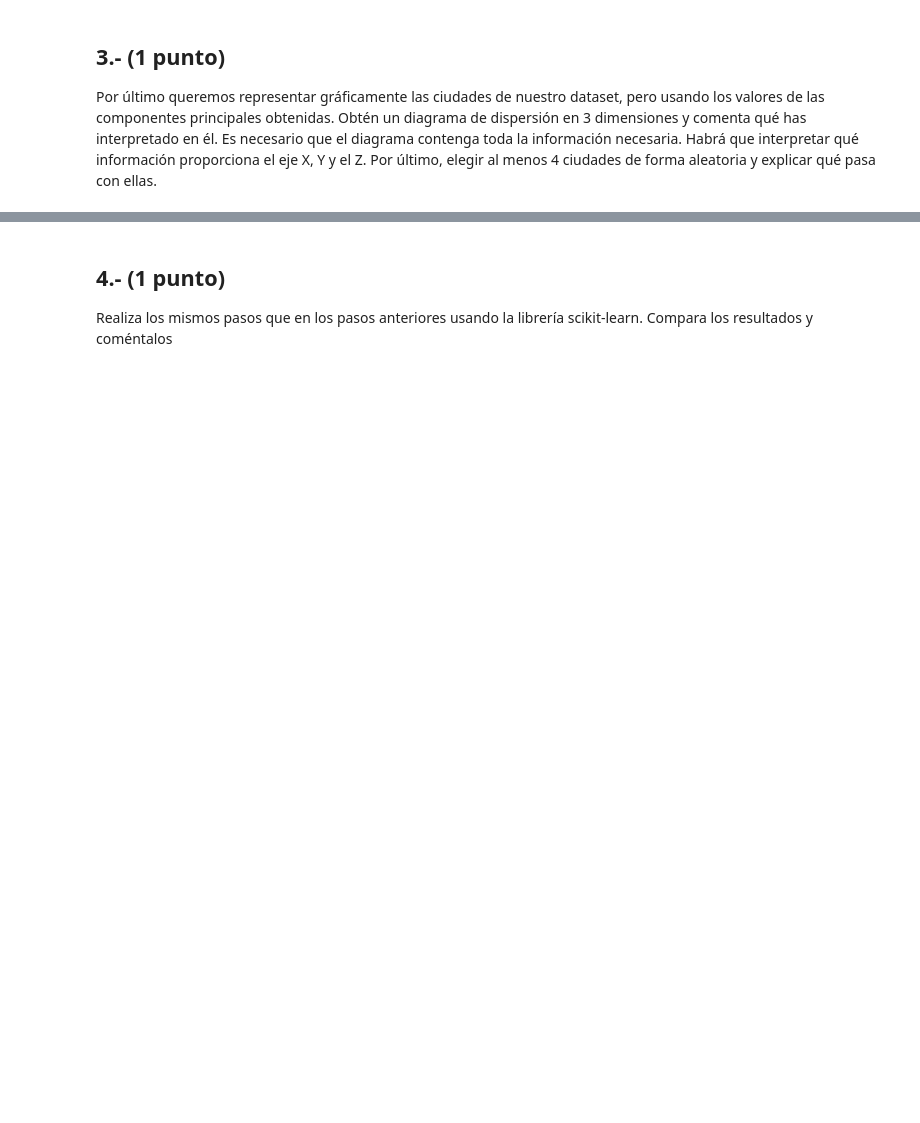
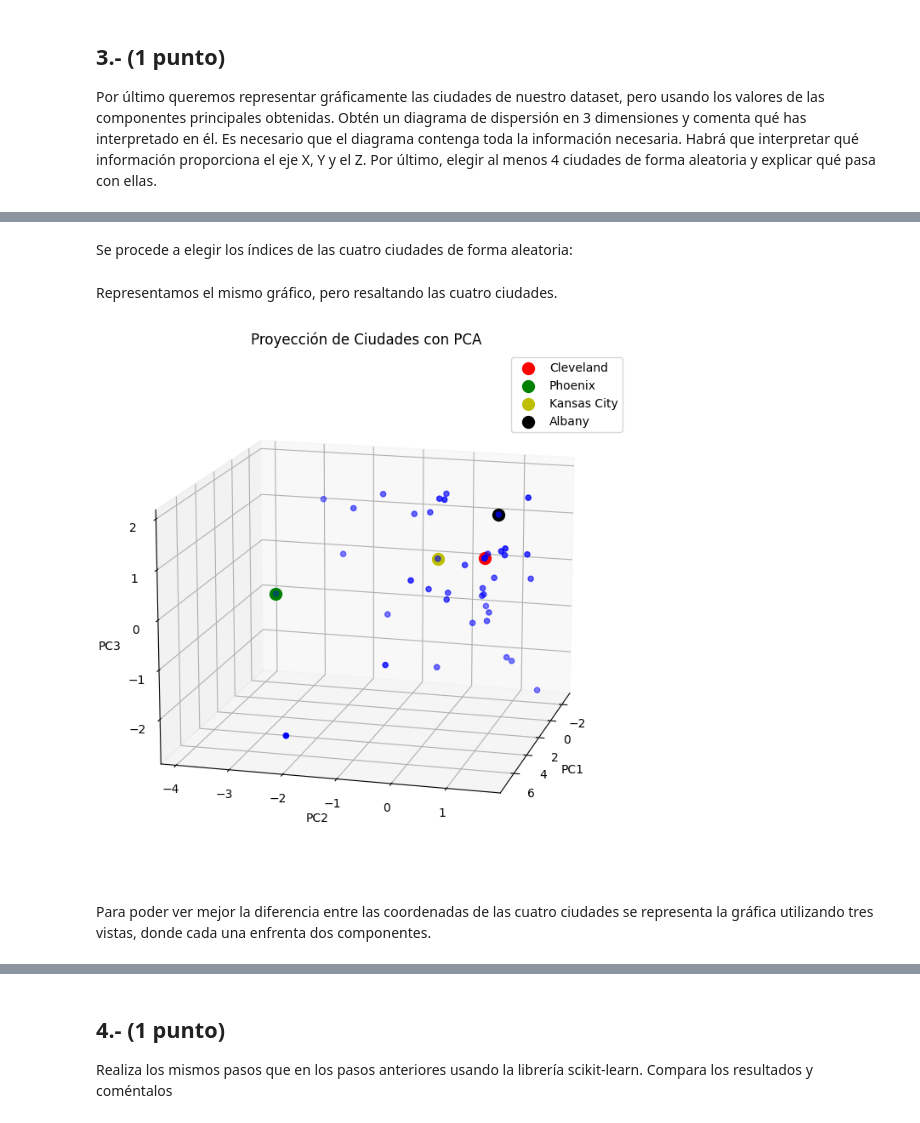
Before and after one commit to 9105507/MINERIA_DE_DATOS_23_24, a Jupyter notebook: LAB01_Preprocesamiento_y_visualización.ipynb, the cells around one changed output, grey strips where cells are left out. Cells and saved outputs as stored; diff of their text form; code cells hidden in the pictures; blank space fills up the shorter version.

```diff
--- a/LAB01_Preprocesamiento_y_visualización.ipynb
+++ b/LAB01_Preprocesamiento_y_visualización.ipynb
@@ -1109,3 +1426,5 @@ Por último queremos representar gráficamente las ciudades de nuestro dataset,
+# %% [markdown]
+Se procede a elegir los índices de las cuatro ciudades de forma aleatoria:
 # %%
 # Establecer la semilla
 random.seed(12345)
@@ -1120,21 +1436,28 @@ projected_data = df_scaled.dot(sorted_eigenvectors[:, :3])
+# %% [markdown]
+Representamos el mismo gráfico, pero resaltando las cuatro ciudades.
 # %%
 # Crea un gráfico 3D
 fig = plt.figure(figsize=(10, 8))
 ax = fig.add_subplot(111, projection='3d')
 ax.scatter(projected_data[0], projected_data[1], projected_data[2], c='b', marker='o')
 ax.set_title('Proyección de Ciudades con PCA')
 ax.set_xlabel('PC1')
 ax.set_ylabel('PC2')
 ax.set_zlabel('PC3')
+ax.view_init(15, 15)
 
 for j in [0,1,2,3]:
     i = indices_resaltados[j]
     ax.scatter(projected_data[0][i], projected_data[1][i], projected_data[2][i], c=color[j], marker='o', s=100, label=data['Ciudad'][i])
 
 # Añadir leyenda
 ax.legend()
 
 plt.show()
+# %% [output]
+[figure, added]
+# %% [markdown]
+Para poder ver mejor la diferencia entre las coordenadas de las cuatro ciudades se representa la gráfica utilizando tres vistas, donde cada una enfrenta dos componentes.
 # %%
 # Crea un gráfico 3D con diferentes vistas
 fig = plt.figure(figsize=(15, 10))
```
Also changed, not shown: parts of 84 cells of this notebook.
